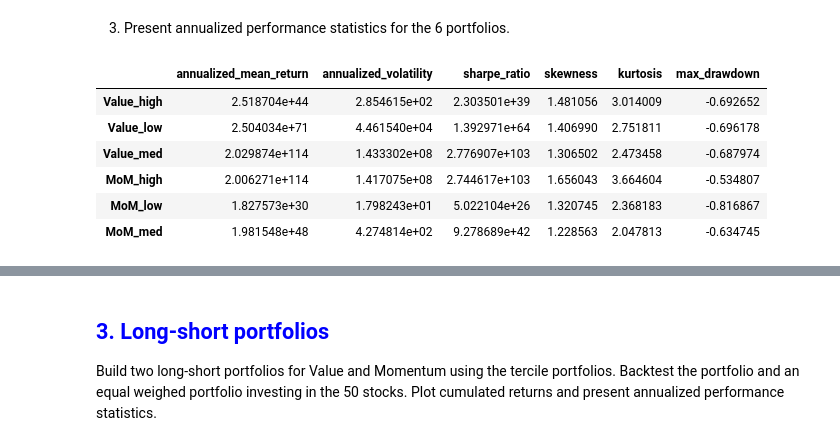
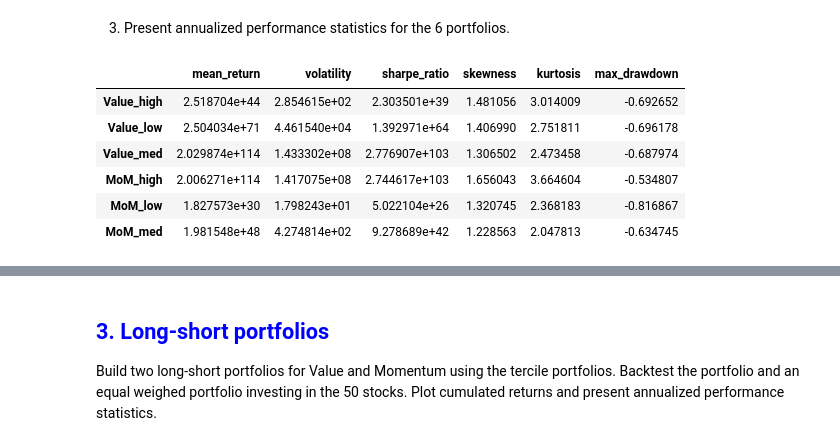
Before and after one commit to InesDew/NOVA-Asset-Management, a Jupyter notebook: Solution.ipynb, the cells around one changed output, grey strips where cells are left out. Cells and saved outputs as stored; diff of their text form; code cells hidden in the pictures.

```diff
--- a/Solution.ipynb
+++ b/Solution.ipynb
@@ -216,45 +227,45 @@ def compute_summary_statistics(df_tic, portfolio_col, portfolio_names):
     )
 
     # Annualize mean_return and volatility
-    monthly_stats['annualized_mean_return'] = (1 + monthly_stats['mean_return'])**12 - 1
-    monthly_stats['annualized_volatility'] = monthly_stats['volatility'] * np.sqrt(12)
+    monthly_stats['mean_return'] = (1 + monthly_stats['mean_return'])**12 - 1
+    monthly_stats['volatility'] = monthly_stats['volatility'] * np.sqrt(12)
 
     # Compute the annualized Sharpe ratio
     risk_free_rate_annual = (1 + risk_free_rate)**12 - 1
     epsilon = 1e-8
-    monthly_stats['sharpe_ratio'] = (monthly_stats['annualized_mean_return'] - risk_free_rate_annual) / (monthly_stats['annualized_volatility'] + epsilon)
+    monthly_stats['sharpe_ratio'] = (monthly_stats['mean_return'] - risk_free_rate_annual) / (monthly_stats['volatility'] + epsilon)
 
     # Average the statistics for each portfolio
     portfolio_stats = monthly_stats.groupby([portfolio_col]).mean()
 
     # Filter the desired portfolios
     portfolio_stats = portfolio_stats.reset_index()
     filtered_stats = portfolio_stats[
         (portfolio_stats[portfolio_col].isin(portfolio_names))
     ]
 
     # Assign the specified index labels
     filtered_stats = filtered_stats.set_index(portfolio_col)
 
     # Select the required columns
-    selected_stats = filtered_stats[['annualized_mean_return', 'annualized_volatility', 'sharpe_ratio', 'skewness', 'kurtosis', 'max_drawdown']]
+    selected_stats = filtered_stats[['mean_return', 'volatility', 'sharpe_ratio', 'skewness', 'kurtosis', 'max_drawdown']]
 
     return selected_stats
 
 # STATS BM PORTFOLIOS
 portfolio_col = 'bm_tercile'
 portfolio_names = ['Value_high', 'Value_med', 'Value_low']
 bm_stats = compute_summary_statistics(df_tic, portfolio_col, portfolio_names)
 
 # STATS BM PORTFOLIOS
 portfolio_col = 'mom_tercile'
 portfolio_names = ['MoM_high', 'MoM_med', 'MoM_low']
 mom_stats = compute_summary_statistics(df_tic, portfolio_col, portfolio_names)
 
 stats_bm_mom = pd.concat([bm_stats, mom_stats], axis=0)
 display(stats_bm_mom)
 # %% [output]
-|  | annualized_mean_return | annualized_volatility | sharpe_ratio | skewness | kurtosis | max_drawdown |
+|  | mean_return | volatility | sharpe_ratio | skewness | kurtosis | max_drawdown |
 | Value_high | 2.518704e+44 | 2.854615e+02 | 2.303501e+39 | 1.481056 | 3.014009 | -0.692652 |
 | Value_low | 2.504034e+71 | 4.461540e+04 | 1.392971e+64 | 1.406990 | 2.751811 | -0.696178 |
 | Value_med | 2.029874e+114 | 1.433302e+08 | 2.776907e+103 | 1.306502 | 2.473458 | -0.687974 |
```
Also changed, not shown: parts of 14 cells of this notebook.
